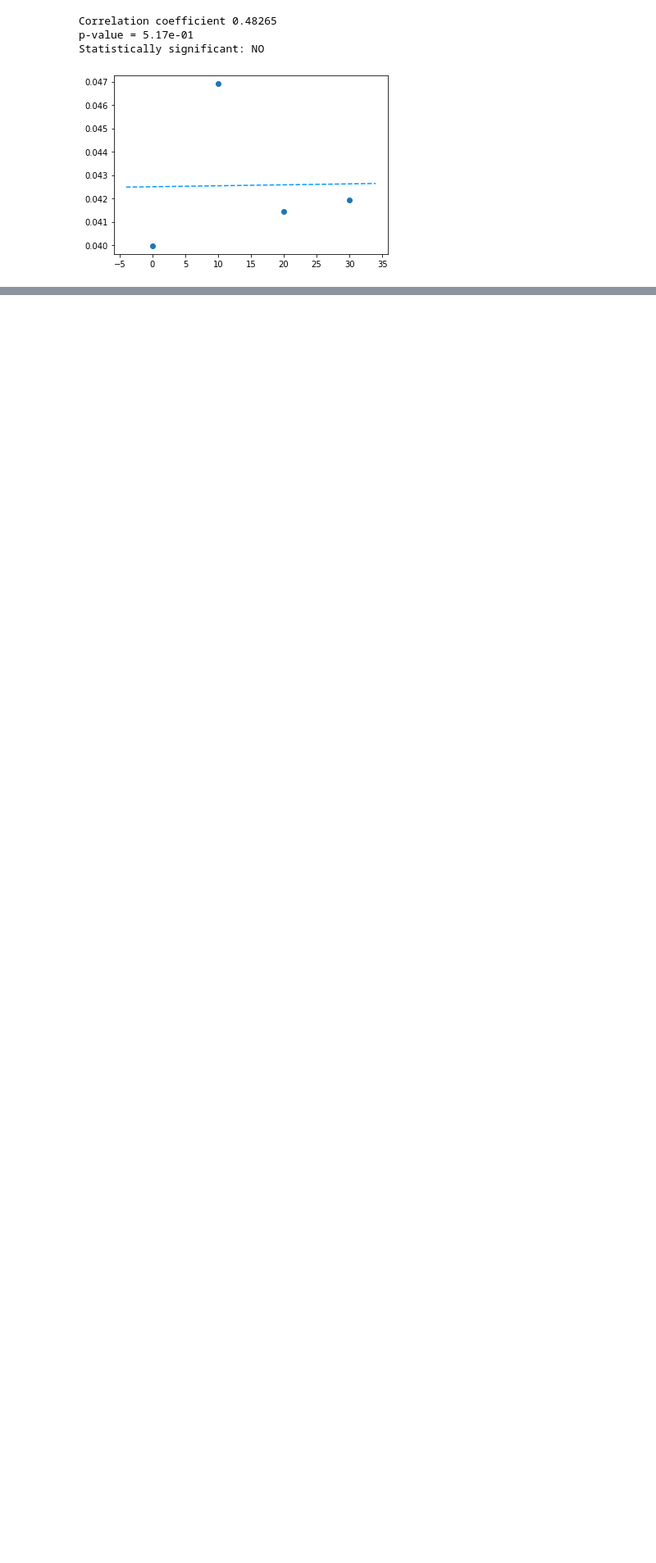
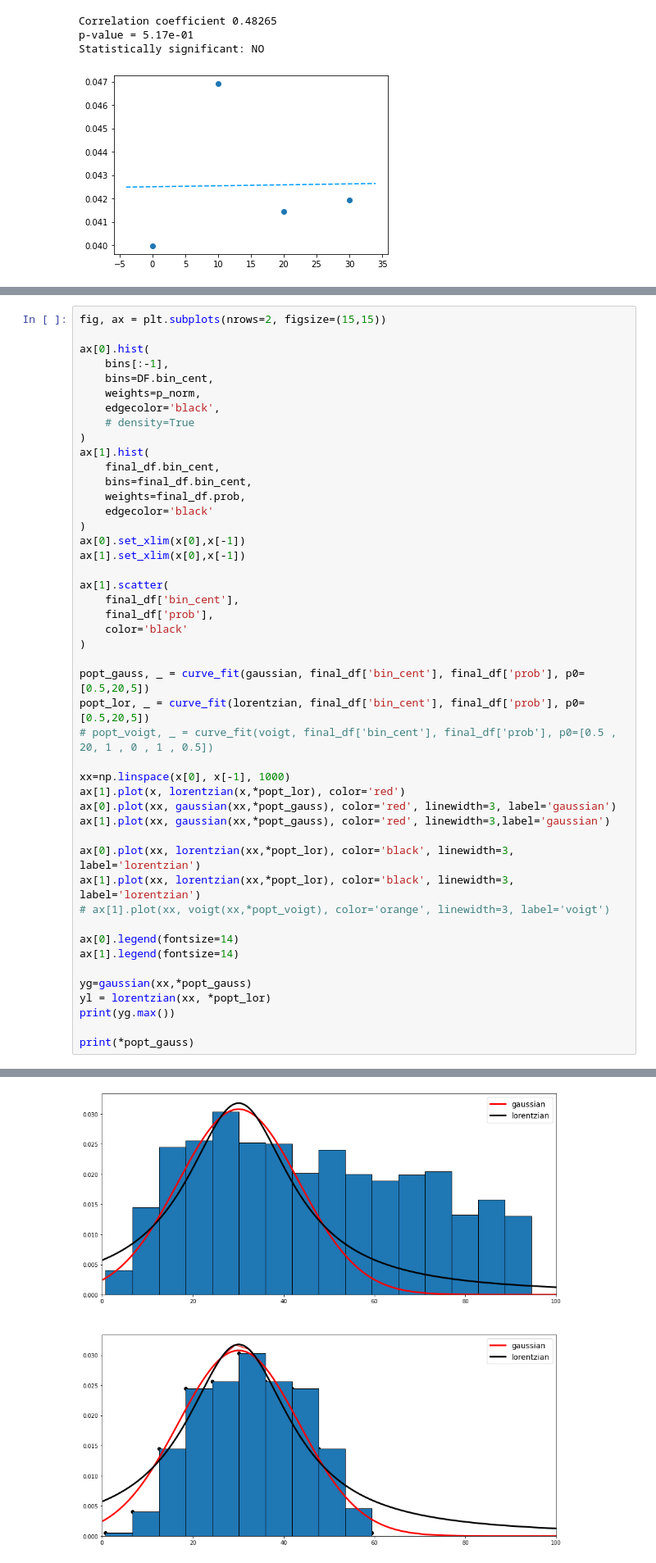
Before and after one commit to GiacomoFrn/Advanced-DQM-for-DT-detector, a Jupyter notebook: correlations/correlations.ipynb, the cells around one changed output, grey strips where cells are left out. Shown: that part at 82% size. Drawn from its saved outputs; the diff is of its cells as text; blank space fills up the shorter version.

```diff
--- a/correlations/correlations.ipynb
+++ b/correlations/correlations.ipynb
@@ -1114,0 +1063,47 @@ print(*popt_gauss)
+# %%
+fig, ax = plt.subplots(nrows=2, figsize=(15,15))
+
+ax[0].hist(
+    bins[:-1],
+    bins=DF.bin_cent,
+    weights=p_norm,
+    edgecolor='black',
+    # density=True
+)
+ax[1].hist(
+    final_df.bin_cent,
+    bins=final_df.bin_cent,
+    weights=final_df.prob,
+    edgecolor='black'
+)
+ax[0].set_xlim(x[0],x[-1])
+ax[1].set_xlim(x[0],x[-1])
+
+ax[1].scatter(
+    final_df['bin_cent'],
+    final_df['prob'],
+    color='black'
+)
+
+popt_gauss, _ = curve_fit(gaussian, final_df['bin_cent'], final_df['prob'], p0=[0.5,20,5])
+popt_lor, _ = curve_fit(lorentzian, final_df['bin_cent'], final_df['prob'], p0=[0.5,20,5])
+# popt_voigt, _ = curve_fit(voigt, final_df['bin_cent'], final_df['prob'], p0=[0.5 , 20, 1 , 0 , 1 , 0.5])
+
+xx=np.linspace(x[0], x[-1], 1000)
+ax[1].plot(x, lorentzian(x,*popt_lor), color='red')
+ax[0].plot(xx, gaussian(xx,*popt_gauss), color='red', linewidth=3, label='gaussian')
+ax[1].plot(xx, gaussian(xx,*popt_gauss), color='red', linewidth=3,label='gaussian')
+
+ax[0].plot(xx, lorentzian(xx,*popt_lor), color='black', linewidth=3, label='lorentzian')
+ax[1].plot(xx, lorentzian(xx,*popt_lor), color='black', linewidth=3, label='lorentzian')
+# ax[1].plot(xx, voigt(xx,*popt_voigt), color='orange', linewidth=3, label='voigt')
+
+ax[0].legend(fontsize=14)
+ax[1].legend(fontsize=14)
+
+yg=gaussian(xx,*popt_gauss)
+yl = lorentzian(xx, *popt_lor)
+print(yg.max())
+
+print(*popt_gauss)
+# %% [output]
@@ -1115,3 +1112,4 @@ print(*popt_gauss)
+[figure, added]
 # %%
 x=np.linspace(0,100, 35)
 bins = np.linspace(-90, 490, 100)
```
Also changed, not shown: parts of 6 cells of this notebook, 1 other file.
